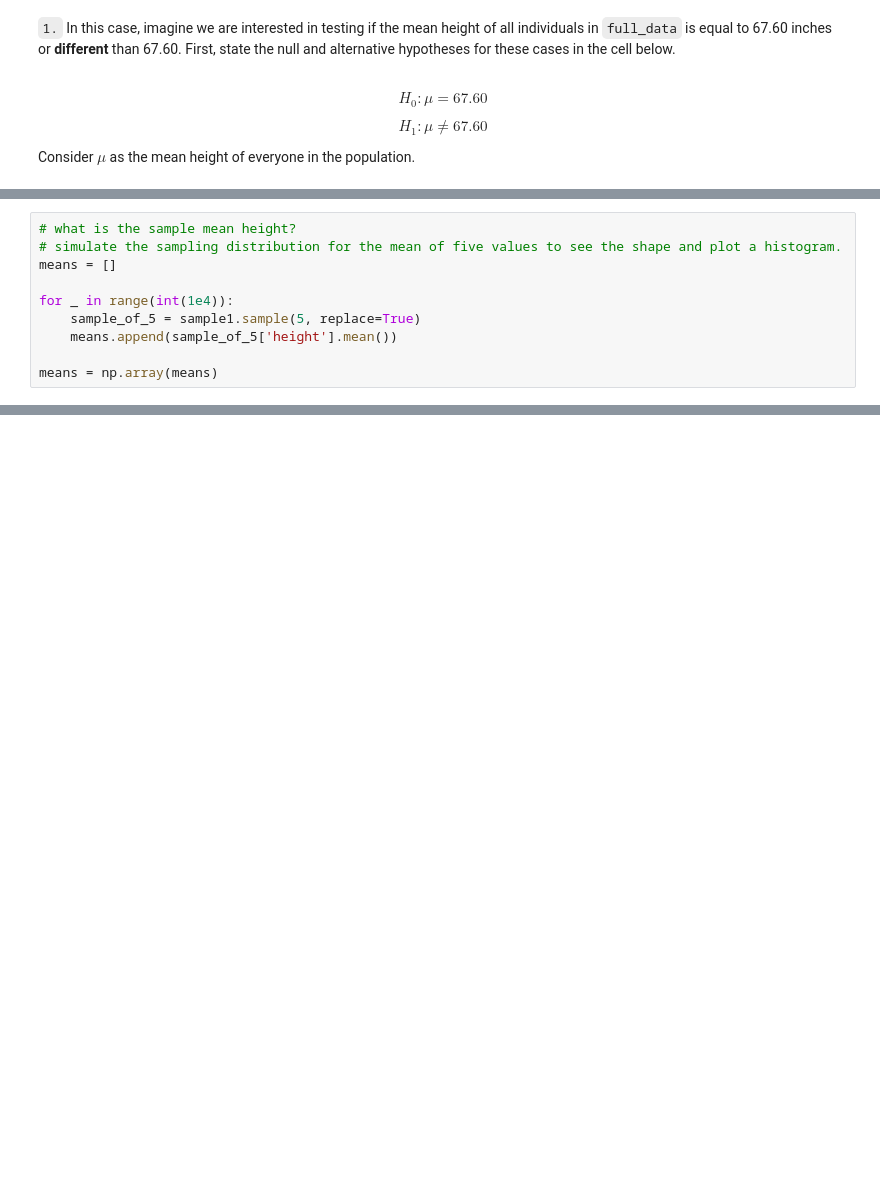
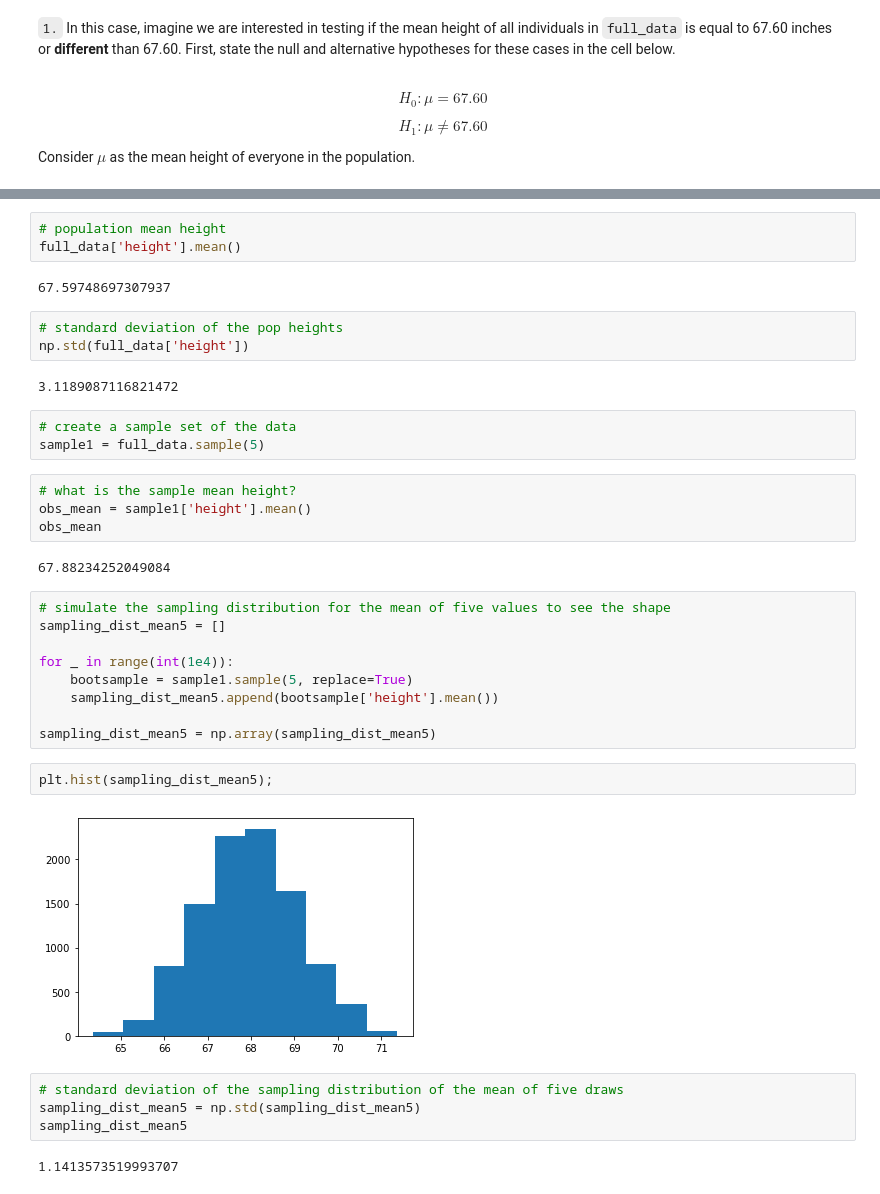
Before and after one commit to tharcyla/practical-statistics, a Jupyter notebook: 12_Hypothesis-Testing.ipynb, the cells around one changed output, grey strips where cells are left out. Cells and saved outputs as stored; diff of their text form; blank space fills up the shorter version.

```diff
--- a/12_Hypothesis-Testing.ipynb
+++ b/12_Hypothesis-Testing.ipynb
@@ -711,10 +686,0 @@ sample1['height'].mean()
-# %%
-# what is the sample mean height?
-# simulate the sampling distribution for the mean of five values to see the shape and plot a histogram.
-means = []
-
-for _ in range(int(1e4)):
-    sample_of_5 = sample1.sample(5, replace=True)
-    means.append(sample_of_5['height'].mean())
-
-means = np.array(means)
@@ -739,0 +694,38 @@ np.std(means)
+# %%
+# population mean height
+full_data['height'].mean()
+# %% [output]
+67.59748697307937
+# %%
+# standard deviation of the pop heights
+np.std(full_data['height'])
+# %% [output]
+3.1189087116821472
+# %%
+# create a sample set of the data
+sample1 = full_data.sample(5)
+# %%
+# what is the sample mean height?
+obs_mean = sample1['height'].mean()
+obs_mean
+# %% [output]
+67.88234252049084
+# %%
+# simulate the sampling distribution for the mean of five values to see the shape
+sampling_dist_mean5 = []
+
+for _ in range(int(1e4)):
+    bootsample = sample1.sample(5, replace=True)
+    sampling_dist_mean5.append(bootsample['height'].mean())
+
+sampling_dist_mean5 = np.array(sampling_dist_mean5)
+# %%
+plt.hist(sampling_dist_mean5);
+# %% [output]
+[figure, added]
+# %%
+# standard deviation of the sampling distribution of the mean of five draws
+sampling_dist_mean5 = np.std(sampling_dist_mean5)
+sampling_dist_mean5
+# %% [output]
+1.1413573519993707
```
Also changed, not shown: parts of 38 cells of this notebook.
